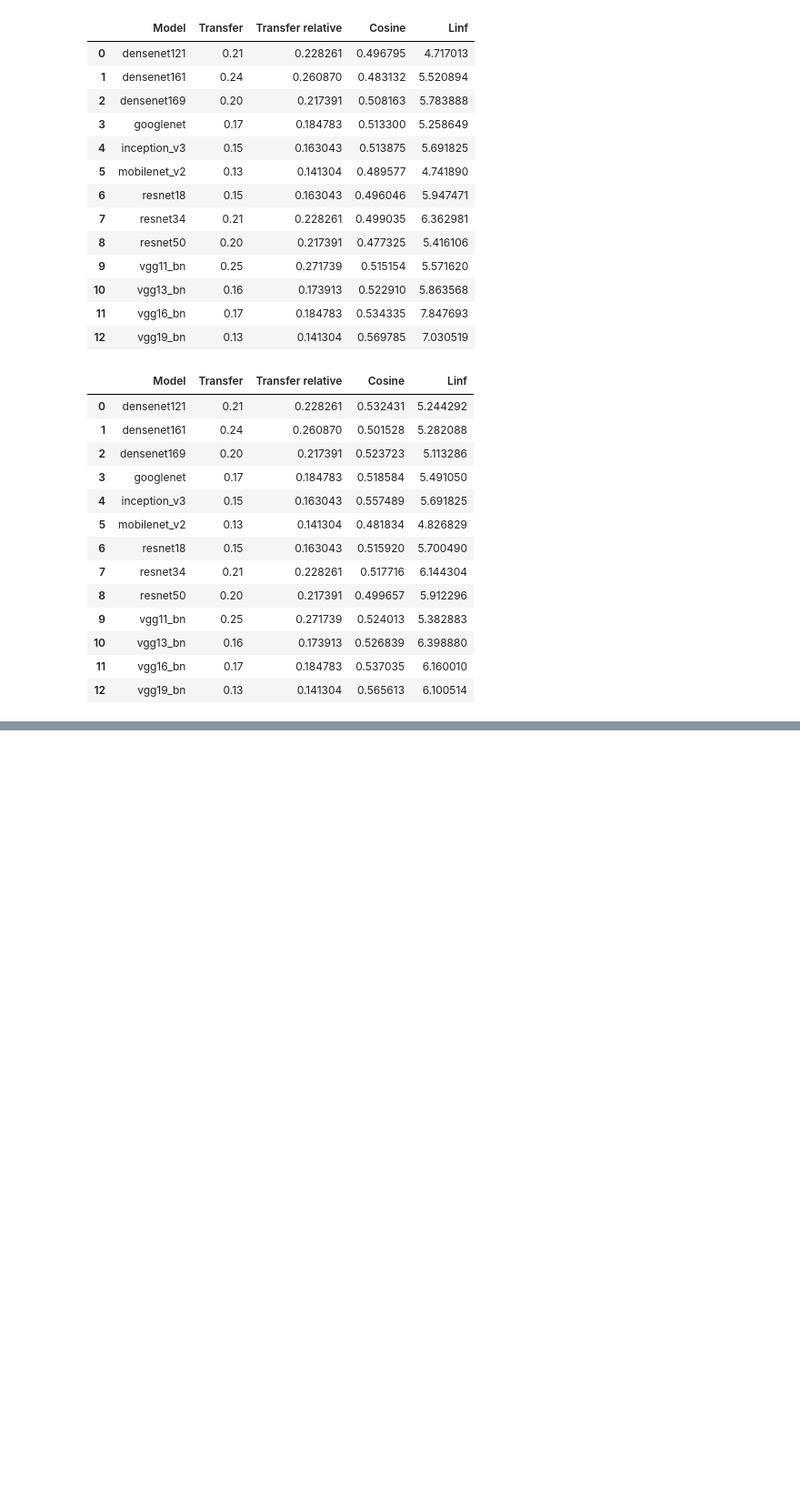
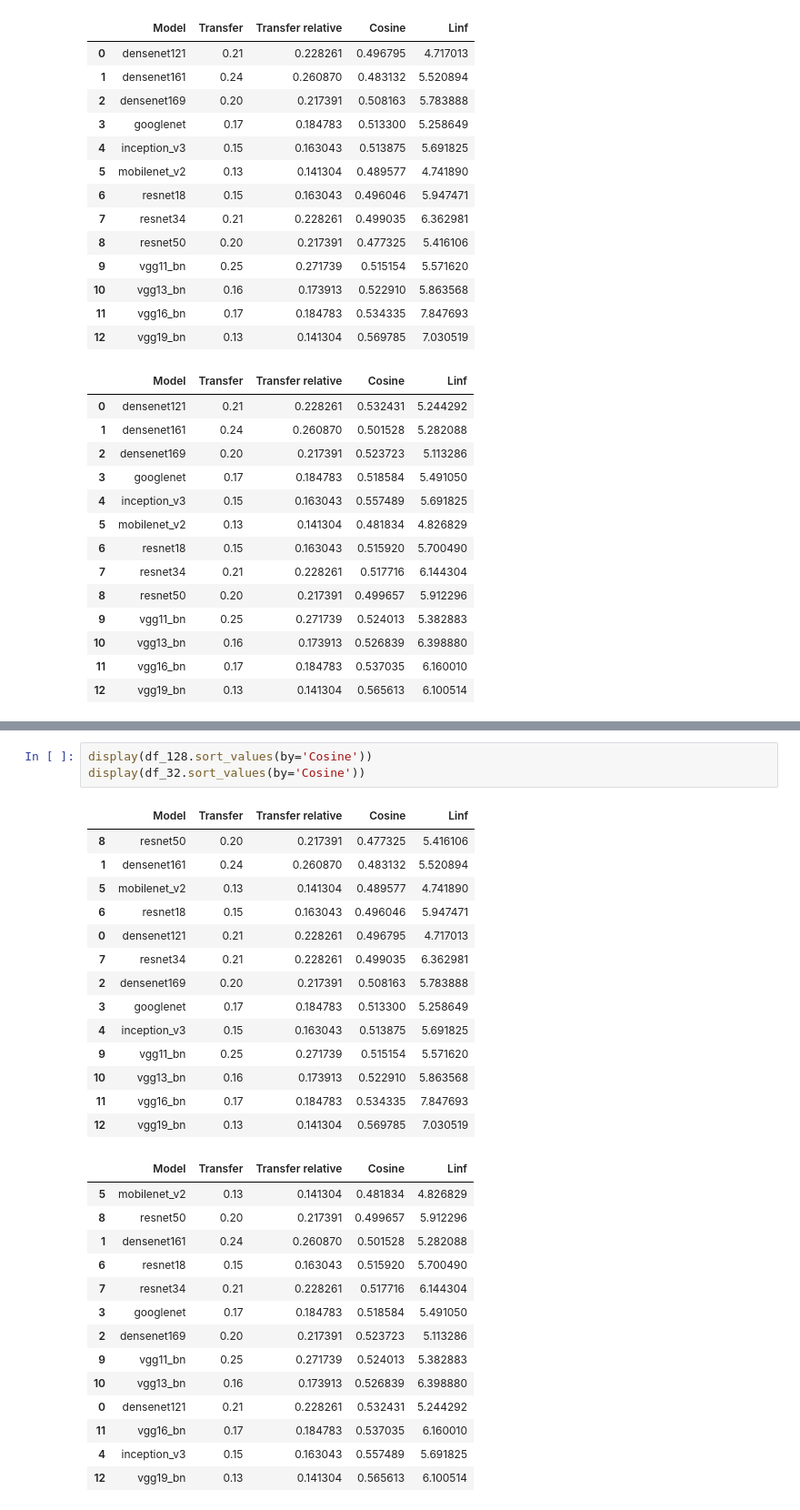
Before and after one commit to ClonedOne/bad_lemon, a Jupyter notebook: notebooks/mlaas_128v32.ipynb, the cells around one changed output, grey strips where cells are left out. Shown: that part at 91% size. Cells and saved outputs as stored; diff of their text form; blank space fills up the shorter version.

```diff
--- a/notebooks/mlaas_128v32.ipynb
+++ b/notebooks/mlaas_128v32.ipynb
@@ -71,0 +90,32 @@ plt.show()
+# %%
+display(df_128.sort_values(by='Cosine'))
+display(df_32.sort_values(by='Cosine'))
+# %% [output]
+|  | Model | Transfer | Transfer relative | Cosine | Linf |
+| 8 | resnet50 | 0.20 | 0.217391 | 0.477325 | 5.416106 |
+| 1 | densenet161 | 0.24 | 0.260870 | 0.483132 | 5.520894 |
+| 5 | mobilenet_v2 | 0.13 | 0.141304 | 0.489577 | 4.741890 |
+| 6 | resnet18 | 0.15 | 0.163043 | 0.496046 | 5.947471 |
+| 0 | densenet121 | 0.21 | 0.228261 | 0.496795 | 4.717013 |
+| 7 | resnet34 | 0.21 | 0.228261 | 0.499035 | 6.362981 |
+| 2 | densenet169 | 0.20 | 0.217391 | 0.508163 | 5.783888 |
+| 3 | googlenet | 0.17 | 0.184783 | 0.513300 | 5.258649 |
+| 4 | inception_v3 | 0.15 | 0.163043 | 0.513875 | 5.691825 |
+| 9 | vgg11_bn | 0.25 | 0.271739 | 0.515154 | 5.571620 |
+| 10 | vgg13_bn | 0.16 | 0.173913 | 0.522910 | 5.863568 |
+| 11 | vgg16_bn | 0.17 | 0.184783 | 0.534335 | 7.847693 |
+| 12 | vgg19_bn | 0.13 | 0.141304 | 0.569785 | 7.030519 |
+|  | Model | Transfer | Transfer relative | Cosine | Linf |
+| 5 | mobilenet_v2 | 0.13 | 0.141304 | 0.481834 | 4.826829 |
+| 8 | resnet50 | 0.20 | 0.217391 | 0.499657 | 5.912296 |
+| 1 | densenet161 | 0.24 | 0.260870 | 0.501528 | 5.282088 |
+| 6 | resnet18 | 0.15 | 0.163043 | 0.515920 | 5.700490 |
+| 7 | resnet34 | 0.21 | 0.228261 | 0.517716 | 6.144304 |
+| 3 | googlenet | 0.17 | 0.184783 | 0.518584 | 5.491050 |
+| 2 | densenet169 | 0.20 | 0.217391 | 0.523723 | 5.113286 |
+| 9 | vgg11_bn | 0.25 | 0.271739 | 0.524013 | 5.382883 |
+| 10 | vgg13_bn | 0.16 | 0.173913 | 0.526839 | 6.398880 |
+| 0 | densenet121 | 0.21 | 0.228261 | 0.532431 | 5.244292 |
+| 11 | vgg16_bn | 0.17 | 0.184783 | 0.537035 | 6.160010 |
+| 4 | inception_v3 | 0.15 | 0.163043 | 0.557489 | 5.691825 |
+| 12 | vgg19_bn | 0.13 | 0.141304 | 0.565613 | 6.100514 |
```
Also changed, not shown: parts of 3 cells of this notebook.
